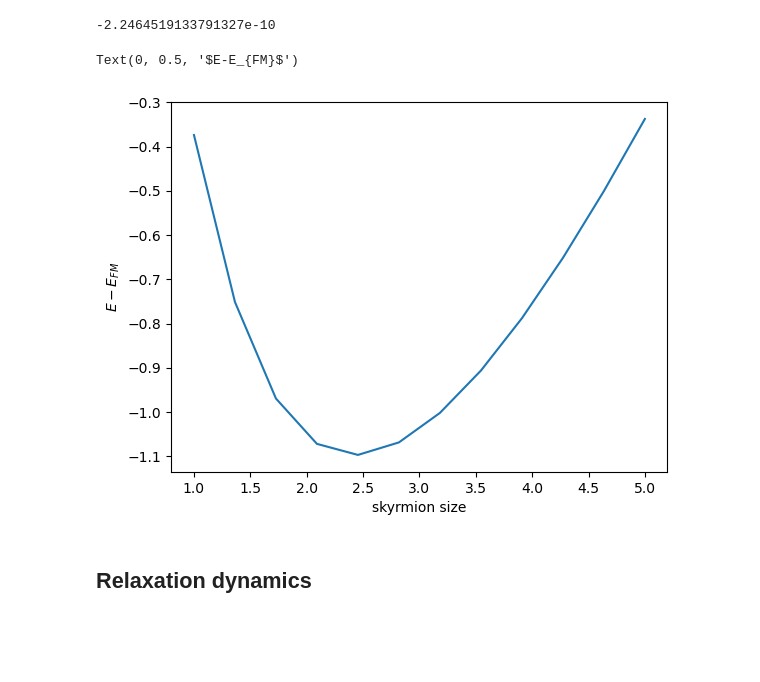
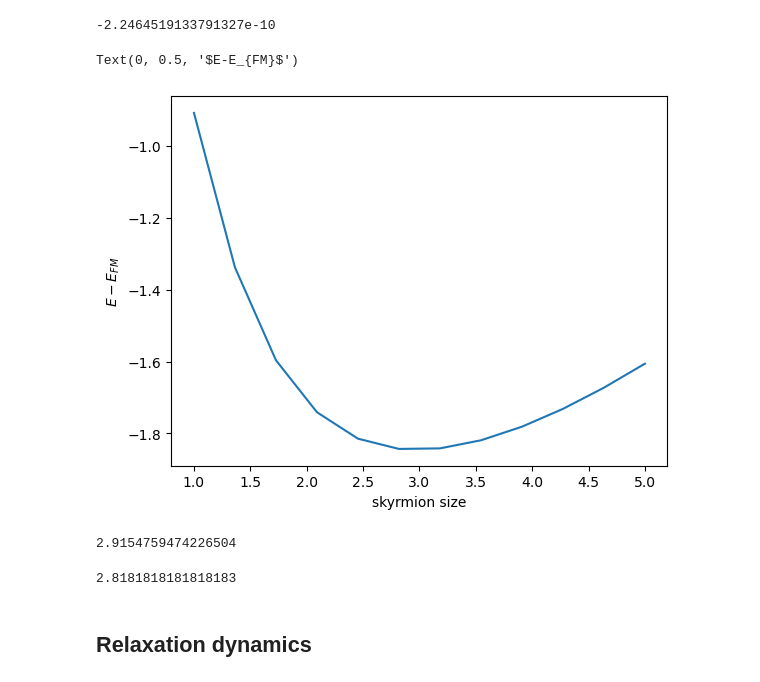
Before and after one commit to jan-chelmecki/skyrmion-tunnelling, a Jupyter notebook: instanton.ipynb, the cells around one changed output. Saved outputs shown, nothing was run; the diff lists cells and outputs as text; code cells hidden in the pictures; blank space fills up the shorter version.

```diff
--- a/instanton.ipynb
+++ b/instanton.ipynb
@@ -80,22 +80,38 @@ H_vect(n,1.0, -0.2, -0.1, 1.23)
 -2.2464519133791327e-10
 # %%
 #J1 = 1.0; J2 = -0.25; J3 = -0.10; B = -0.006
-J1 = 1.0; J2 = -0.25; J3 = -0.20; B = 0.0
+J1 = 1.0; J2 = -0.30; J3 = -0.20; B = 0.002
+#J1 = 1.0; J2 = -0.25; J3 = -0.20; B = 0.0
 nx = 30; ny =30
 
 b_vals = np.linspace(1.0,5,12)
 H_vals = []
 for b in b_vals:
     n = skyrmion_ansatz(b, nx, ny)
     E = H_vect(n,J1,J2,J3,B)
     H_vals.append(E)
 #end
 
 plt.plot(b_vals,H_vals)
 plt.xlabel("skyrmion size"); plt.ylabel("$E-E_{FM}$")
 # %% [output]
 Text(0, 0.5, '$E-E_{FM}$')
-[figure, old version]
+[figure, new version]
+# %%
+np.sqrt( (J1+4*J2+16*J3) / (J1+2*J2+4*J3) )
+# %% [output]
+2.9154759474226504
+# %%
+b_vals = np.linspace(1.0,5,12)
+H_vals = []
+for b in b_vals:
+    n = skyrmion_ansatz(b, nx, ny)
+    E = H_vect(n,J1,J2,J3,B)
+    H_vals.append(E)
+#end
+b_vals[np.argmin(H_vals)]
+# %% [output]
+2.8181818181818183
 # %% [markdown]
 ## Relaxation dynamics
 # %% [markdown]
```
Also changed, not shown: parts of 6 cells of this notebook.
